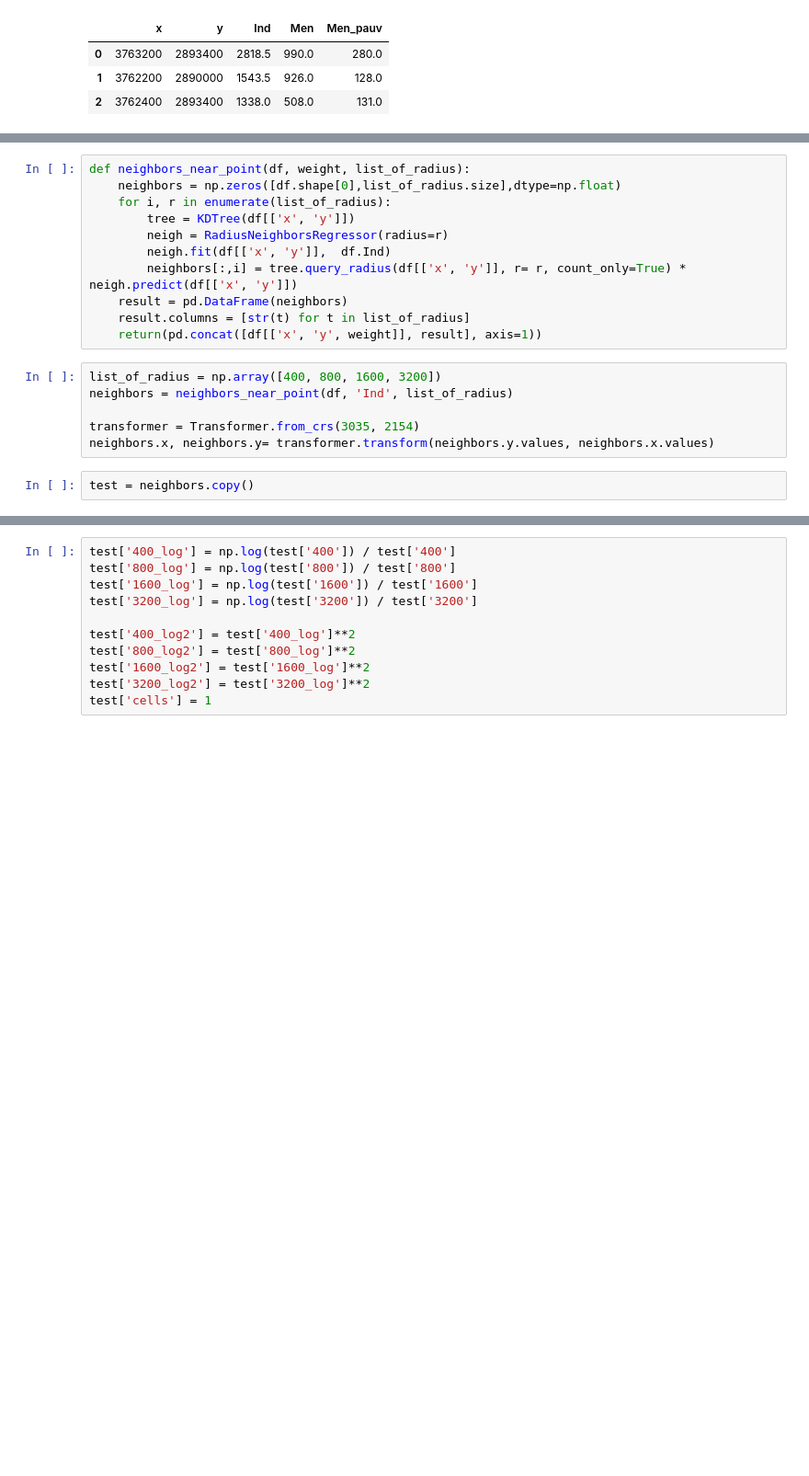
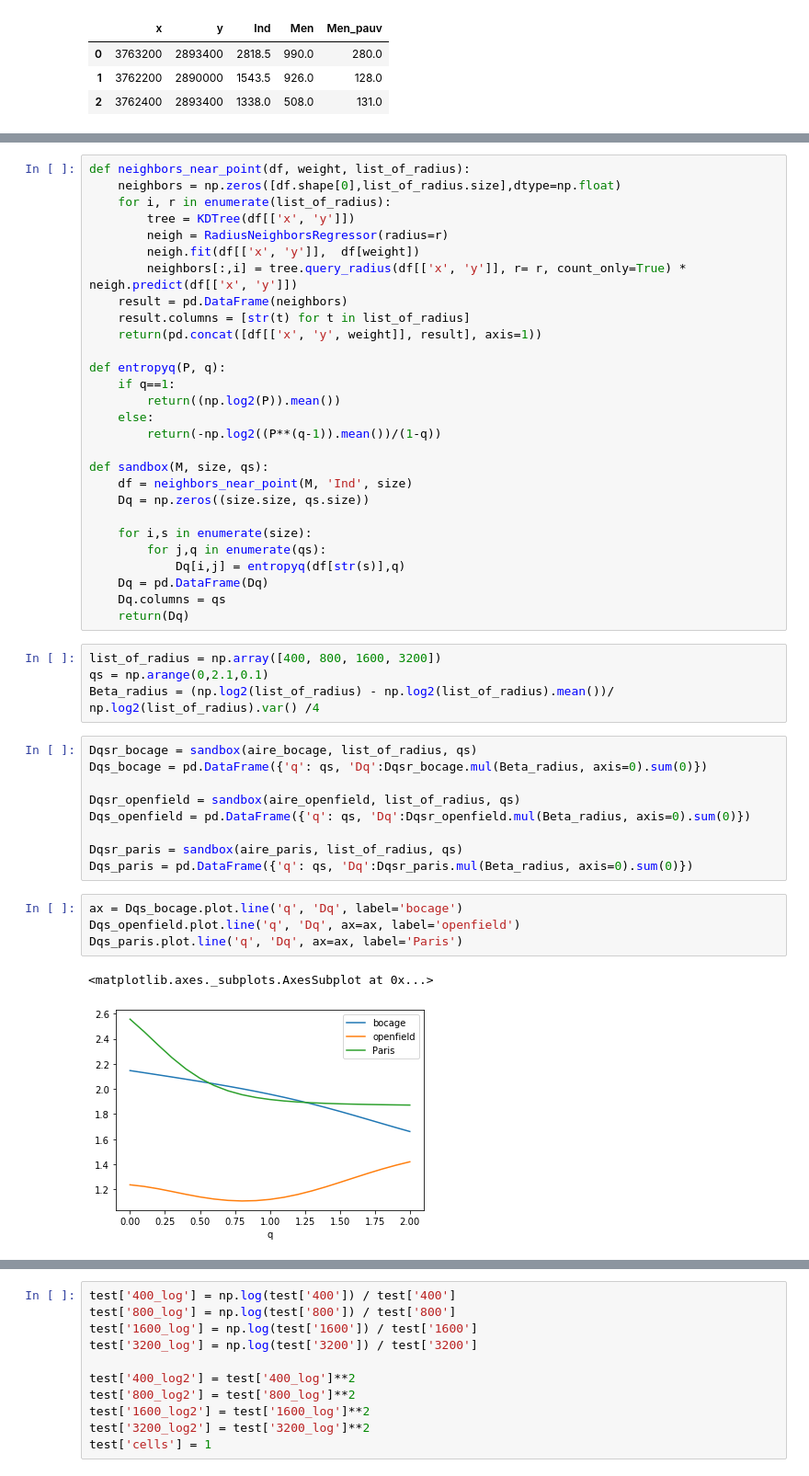
Before and after one commit to fsemecurbe/GWFA, a Jupyter notebook: D0c1c2.ipynb, the cells around one changed output, grey strips where cells are left out. Shown: that part at 92% size. Drawn from its saved outputs; the diff is of its cells as text; blank space fills up the shorter version.

```diff
--- a/D0c1c2.ipynb
+++ b/D0c1c2.ipynb
@@ -31,16 +146,45 @@ def neighbors_near_point(df, weight, list_of_radius):
     for i, r in enumerate(list_of_radius):
         tree = KDTree(df[['x', 'y']])
         neigh = RadiusNeighborsRegressor(radius=r)
-        neigh.fit(df[['x', 'y']],  df.Ind)
+        neigh.fit(df[['x', 'y']],  df[weight])
         neighbors[:,i] = tree.query_radius(df[['x', 'y']], r= r, count_only=True) * neigh.predict(df[['x', 'y']])
     result = pd.DataFrame(neighbors)
     result.columns = [str(t) for t in list_of_radius]
     return(pd.concat([df[['x', 'y', weight]], result], axis=1))
+
+def entropyq(P, q):
+    if q==1:
+        return((np.log2(P)).mean())
+    else:
+        return(-np.log2((P**(q-1)).mean())/(1-q))
+
+def sandbox(M, size, qs):
+    df = neighbors_near_point(M, 'Ind', size)
+    Dq = np.zeros((size.size, qs.size))
+
+    for i,s in enumerate(size):
+        for j,q in enumerate(qs):
+            Dq[i,j] = entropyq(df[str(s)],q)
+    Dq = pd.DataFrame(Dq)
+    Dq.columns = qs
+    return(Dq)
-# %%
-list_of_radius = np.array([400, 800, 1600, 3200])
-neighbors = neighbors_near_point(df, 'Ind', list_of_radius)
-
-transformer = Transformer.from_crs(3035, 2154)
-neighbors.x, neighbors.y= transformer.transform(neighbors.y.values, neighbors.x.values)
-# %%
-test = neighbors.copy()
+# %%
+list_of_radius = np.array([400, 800, 1600, 3200])
+qs = np.arange(0,2.1,0.1)
+Beta_radius = (np.log2(list_of_radius) - np.log2(list_of_radius).mean())/ np.log2(list_of_radius).var() /4
+# %%
+Dqsr_bocage = sandbox(aire_bocage, list_of_radius, qs)
+Dqs_bocage = pd.DataFrame({'q': qs, 'Dq':Dqsr_bocage.mul(Beta_radius, axis=0).sum(0)})
+
+Dqsr_openfield = sandbox(aire_openfield, list_of_radius, qs)
+Dqs_openfield = pd.DataFrame({'q': qs, 'Dq':Dqsr_openfield.mul(Beta_radius, axis=0).sum(0)})
+
+Dqsr_paris = sandbox(aire_paris, list_of_radius, qs)
+Dqs_paris = pd.DataFrame({'q': qs, 'Dq':Dqsr_paris.mul(Beta_radius, axis=0).sum(0)})
+# %%
+ax = Dqs_bocage.plot.line('q', 'Dq', label='bocage')
+Dqs_openfield.plot.line('q', 'Dq', ax=ax, label='openfield')
+Dqs_paris.plot.line('q', 'Dq', ax=ax, label='Paris')
+# %% [output]
+<matplotlib.axes._subplots.AxesSubplot at 0x...>
+[figure, added]
```
Also changed, not shown: parts of 11 cells of this notebook.
